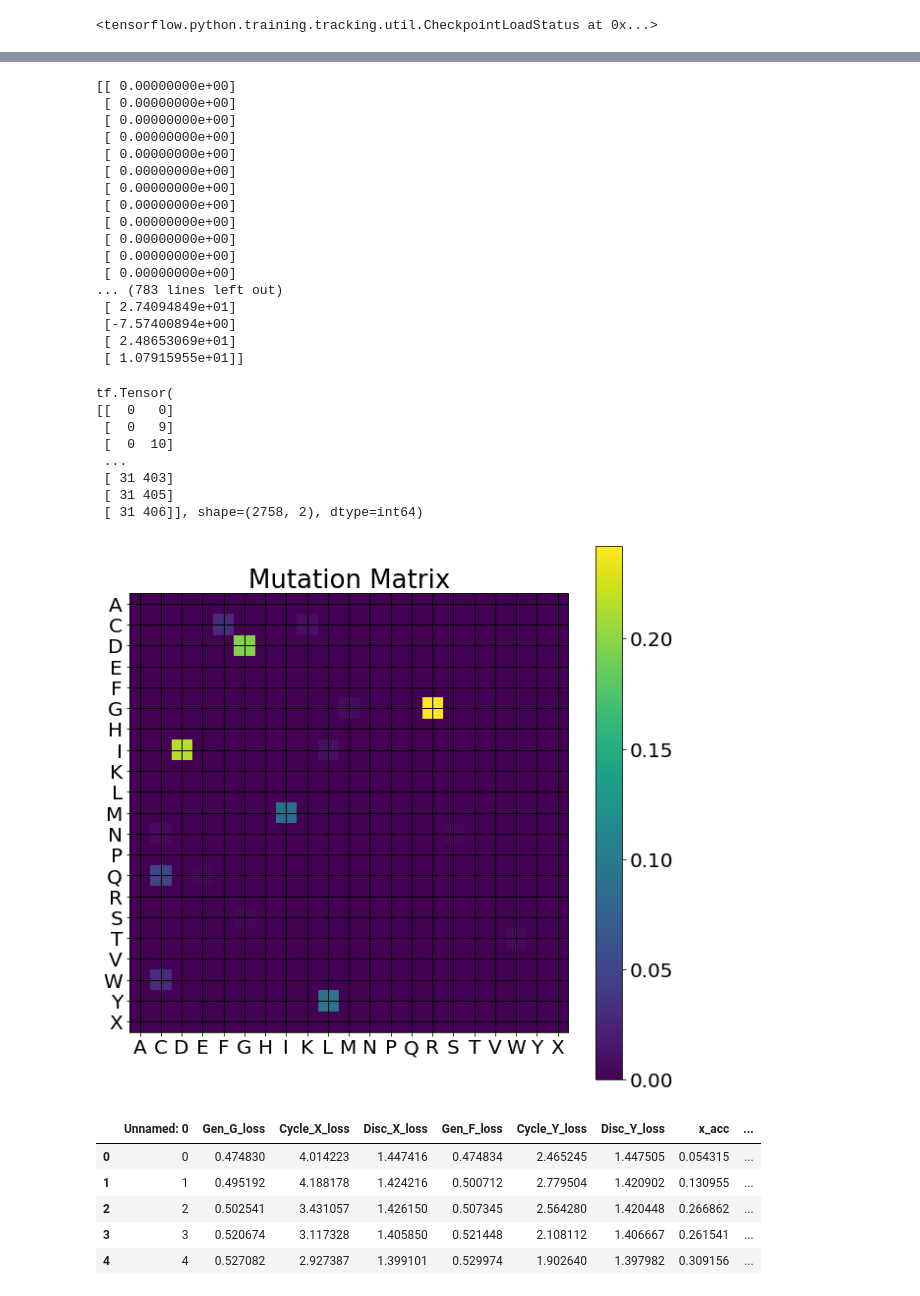
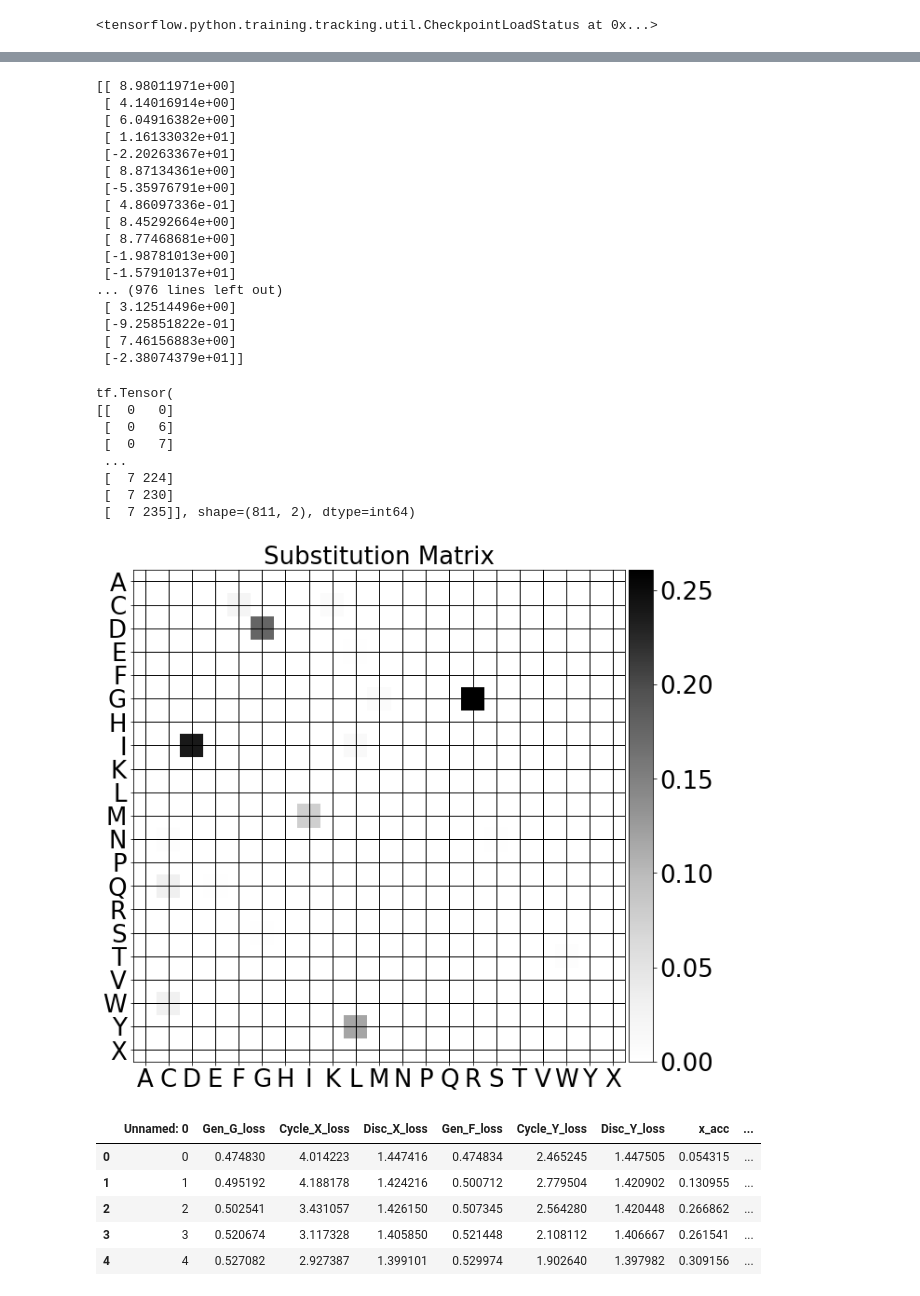
Before and after one commit to Umbriona/cycle_gan, a Jupyter notebook: scripts/Untitled.ipynb, the cells around one changed output, grey strips where cells are left out. Saved outputs shown, nothing was run; the diff lists cells and outputs as text; code cells hidden in the pictures.

```diff
--- a/scripts/Untitled.ipynb
+++ b/scripts/Untitled.ipynb
@@ -320,10 +320,10 @@ with open(config, 'r') as file_descriptor:
 data = load_data(config['Data'])
 
 # Callbacks
-cb = callbacks.PCAPlot(data['thermo_train'].as_numpy_iterator(), data['meso_train'].as_numpy_iterator(), data['n_thermo_train'], data['n_meso_train'], logdir=os.path.join(config['Log']['base_dir'],time,'img'))
+#cb = callbacks.PCAPlot(data['thermo_train'].as_numpy_iterator(), data['meso_train'].as_numpy_iterator(), data['n_thermo_train'], data['n_meso_train'], logdir=os.path.join(config['Log']['base_dir'],time,'img'))
 
 # Initiate model
-model = CycleGan(config, callbacks = cb)
+model = CycleGan(config)#, callbacks = cb)
 
 loss_obj  = load_losses(config['CycleGan']['Losses'])
 optimizers = load_optimizers(config['CycleGan']['Optimizers'])
@@ -422,26 +406,26 @@ os.path.join(dir_results, "Val_query_instyle.fasta")
 # %%
 print(conc_temp)
 # %% [output]
-[[ 0.00000000e+00]
- [ 0.00000000e+00]
- [ 0.00000000e+00]
- [ 0.00000000e+00]
- [ 0.00000000e+00]
- [ 0.00000000e+00]
- [ 0.00000000e+00]
- [ 0.00000000e+00]
- [ 0.00000000e+00]
- [ 0.00000000e+00]
- [ 0.00000000e+00]
- [ 0.00000000e+00]
-... (783 lines left out)
- [ 2.74094849e+01]
- [-7.57400894e+00]
- [ 2.48653069e+01]
- [ 1.07915955e+01]]
+[[ 8.98011971e+00]
+ [ 4.14016914e+00]
+ [ 6.04916382e+00]
+ [ 1.16133032e+01]
+ [-2.20263367e+01]
+ [ 8.87134361e+00]
+ [-5.35976791e+00]
+ [ 4.86097336e-01]
+ [ 8.45292664e+00]
+ [ 8.77468681e+00]
+ [-1.98781013e+00]
+ [-1.57910137e+01]
+... (976 lines left out)
+ [ 3.12514496e+00]
+ [-9.25851822e-01]
+ [ 7.46156883e+00]
+ [-2.38074379e+01]]
 # %%
-batches_x = data['meso_val'].shuffle(buffer_size = 40000).batch(config['CycleGan']['batch_size'], drop_remainder=True)
-batches_y = data['thermo_val'].shuffle(buffer_size = 40000).batch(config['CycleGan']['batch_size'], drop_remainder=True)
+batches_x = data['meso_val'].shuffle(buffer_size = 40000).batch(config['CycleGan']['batch_size'], drop_remainder=False)
+batches_y = data['thermo_val'].shuffle(buffer_size = 40000).batch(config['CycleGan']['batch_size'], drop_remainder=False)
 
 mutation_prob_matrix = np.zeros([21,21])
 concerved_prob_matrix = np.zeros([21,21])
@@ -510,12 +494,12 @@ print(where_mutations_real_fake)
 # %% [output]
 tf.Tensor(
 [[  0   0]
- [  0   9]
- [  0  10]
+ [  0   6]
+ [  0   7]
  ...
- [ 31 403]
- [ 31 405]
- [ 31 406]], shape=(2758, 2), dtype=int64)
+ [  7 224]
+ [  7 230]
+ [  7 235]], shape=(811, 2), dtype=int64)
 # %%
 aas = 'ACDEFGHIKLMNPQRSTVWYX'
 labels = [i for i in aas]
@@ -534,17 +518,26 @@ plt.rc('legend', fontsize=MEDIUM_SIZE)    # legend fontsize
 plt.rc('figure', titlesize=BIGGER_SIZE)  # fontsize of the figure title
 # %%
 import matplotlib.pyplot as plt
+from mpl_toolkits.axes_grid1 import make_axes_locatable
 #mutation_prob_matrix[2,4]-=1
 fig = plt.figure(figsize=[10,10])
-plt.imshow(mutation_prob_matrix)
+
+ax = plt.gca()
+
+
+im = plt.imshow(mutation_prob_matrix, cmap = "Greys")
 plt.xticks(ticks=r, labels=labels)
 plt.yticks(ticks=r, labels=labels)
-plt.colorbar()
-plt.title("Mutation Matrix")
+plt.title("Substitution Matrix")
 plt.grid(color='black', linestyle='-', linewidth=1)
+divider = make_axes_locatable(ax)
+cax = divider.append_axes("right", size="5%", pad=0.05)
+plt.colorbar(im, cax=cax)
+
+plt.savefig("mutation matrix")
 plt.show()
 # %% [output]
-[figure, old version]
+[figure, new version]
 # %%
 import pandas as pd
 
```
Also changed, not shown: parts of 6 cells of this notebook, 7 other files.
